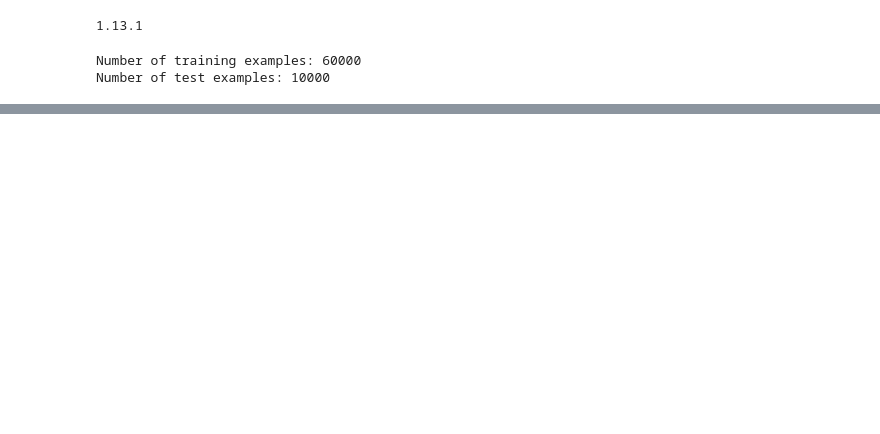
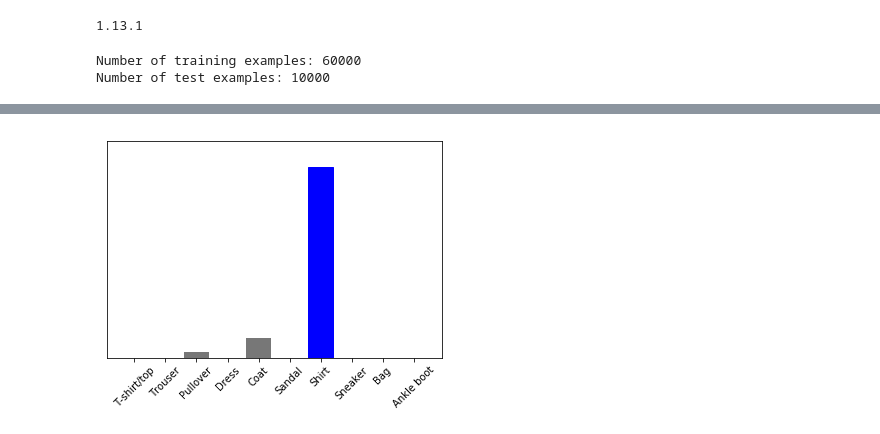
Before and after one commit to freison/TensorFlowFreeCourse, a Jupyter notebook: Classifying_Images_of_Clothing.ipynb, the cells around one changed output, grey strips where cells are left out. Cells and saved outputs as stored; diff of their text form; code cells hidden in the pictures; blank space fills up the shorter version.

```diff
--- a/Classifying_Images_of_Clothing.ipynb
+++ b/Classifying_Images_of_Clothing.ipynb
@@ -90,0 +247,5 @@ plt.show()
+# %%
+plot_value_array(0, predictions_single, test_labels)
+_ = plt.xticks(range(10), class_names, rotation=45)
+# %% [output]
+[figure, added]
```
Also changed, not shown: parts of 19 cells of this notebook.
